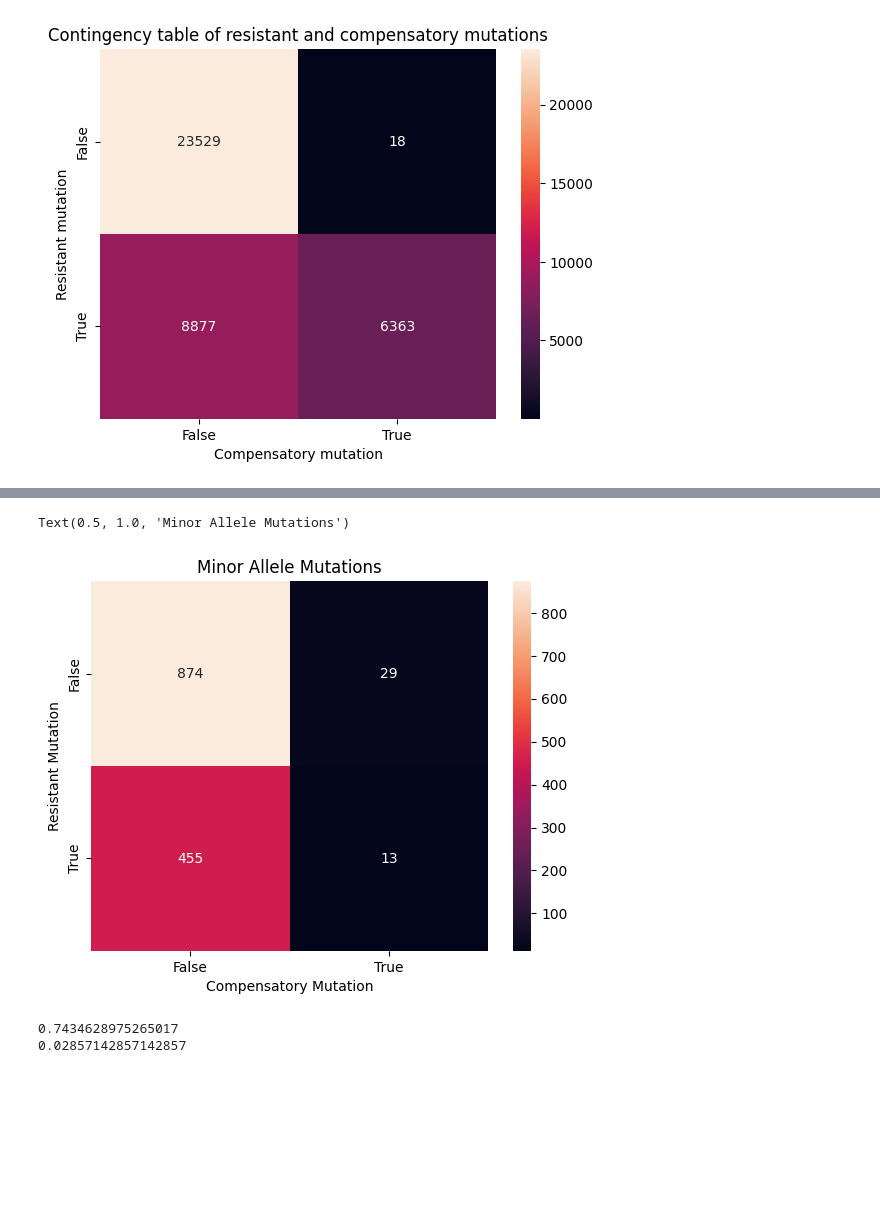
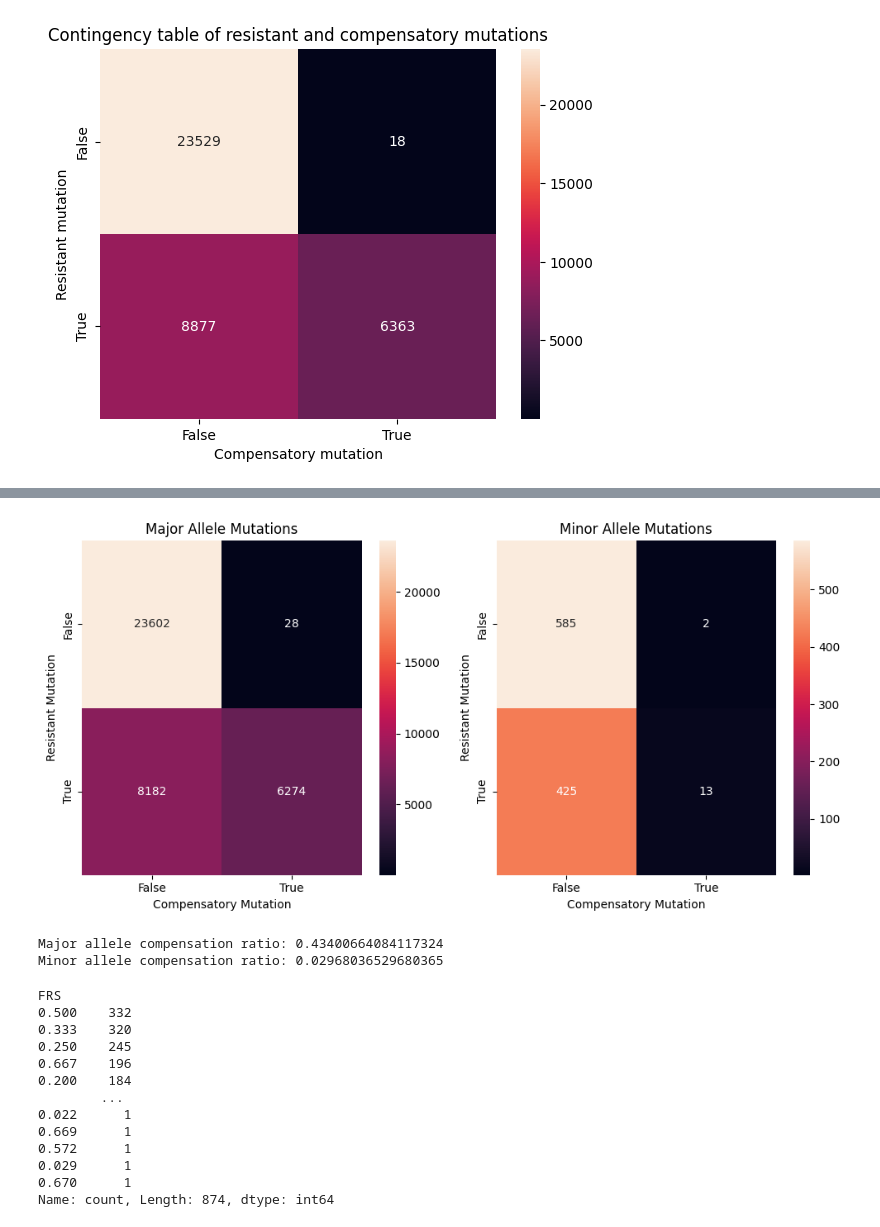
Before and after one commit to fowler-lab/tb-rnap-subpopulations, a Jupyter notebook: exploration.ipynb, the cells around one changed output, grey strips where cells are left out. Drawn from its saved outputs; the diff is of its cells as text; code cells hidden in the pictures; blank space fills up the shorter version.

```diff
--- a/exploration.ipynb
+++ b/exploration.ipynb
@@ -137,21 +128,28 @@ Text(0.5, 1.0, 'Major Allele Mutations')
-# %%
-#plot the minor contingency table
-sns.heatmap(minor_contingency_table, annot=True, fmt='d')
-plt.xlabel('Compensatory Mutation')
-plt.ylabel('Resistant Mutation')
-plt.title('Minor Allele Mutations')
-# %% [output]
-Text(0.5, 1.0, 'Minor Allele Mutations')
-[figure, removed]
-# %%
-#calculate ratio of compensated samples in major vs minor resistant samples
-print(major_contingency_table.iloc[1,1] / major_contingency_table.iloc[1,0])
-
-print(minor_contingency_table.iloc[1,1] / minor_contingency_table.iloc[1,0])
-# %% [output]
-0.7434628975265017
-0.02857142857142857
+# %%
+#now we exclude the samples with minor alleles that also have major resistant mutations
+mutations_non_overlap = mutations[~mutations.OVERLAP]
+plot_by_allele(mutations_non_overlap)
+# %% [output]
+[figure, added]
+Major allele compensation ratio: 0.43400664084117324
+Minor allele compensation ratio: 0.02968036529680365
 # %%
 #There could be multiple explanations, depending on the time-point of sampling:
 # 1) the sample was taken during drug administration, and the resistant sub popualtion is only beginning to out-compete the sensitive population. Maybe the resistance was also acquired in the host. There is no need for compensation, as the antibiotic is present.
 # 2) the sample was taken before antibiotic treatment, and
+# %%
+mutations.FRS.value_counts()
+# %% [output]
+FRS
+0.500    332
+0.333    320
+0.250    245
+0.667    196
+0.200    184
+        ...
+0.022      1
+0.669      1
+0.572      1
+0.029      1
+0.670      1
+Name: count, Length: 874, dtype: int64
```
Also changed, not shown: parts of 20 cells of this notebook.
